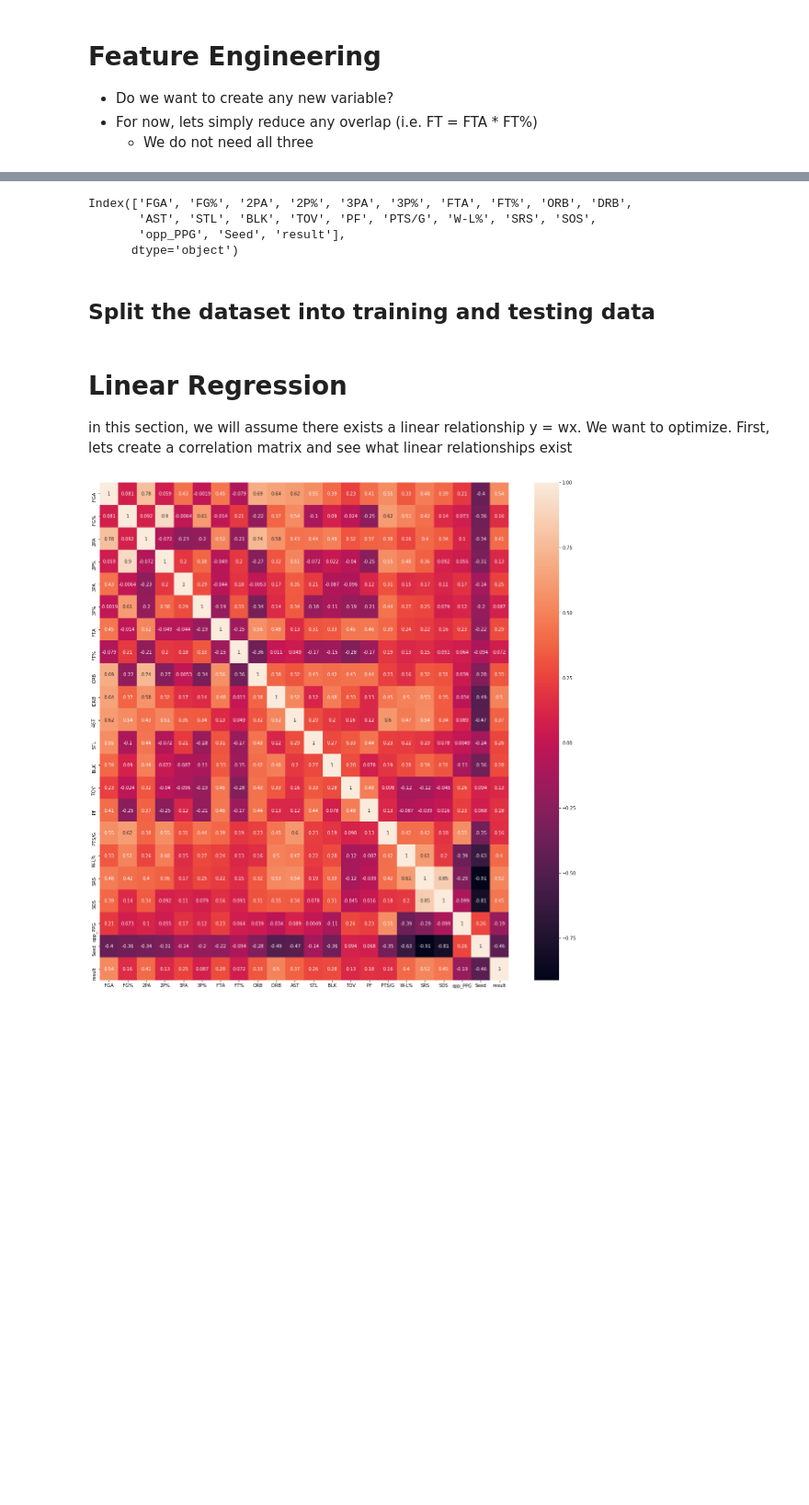
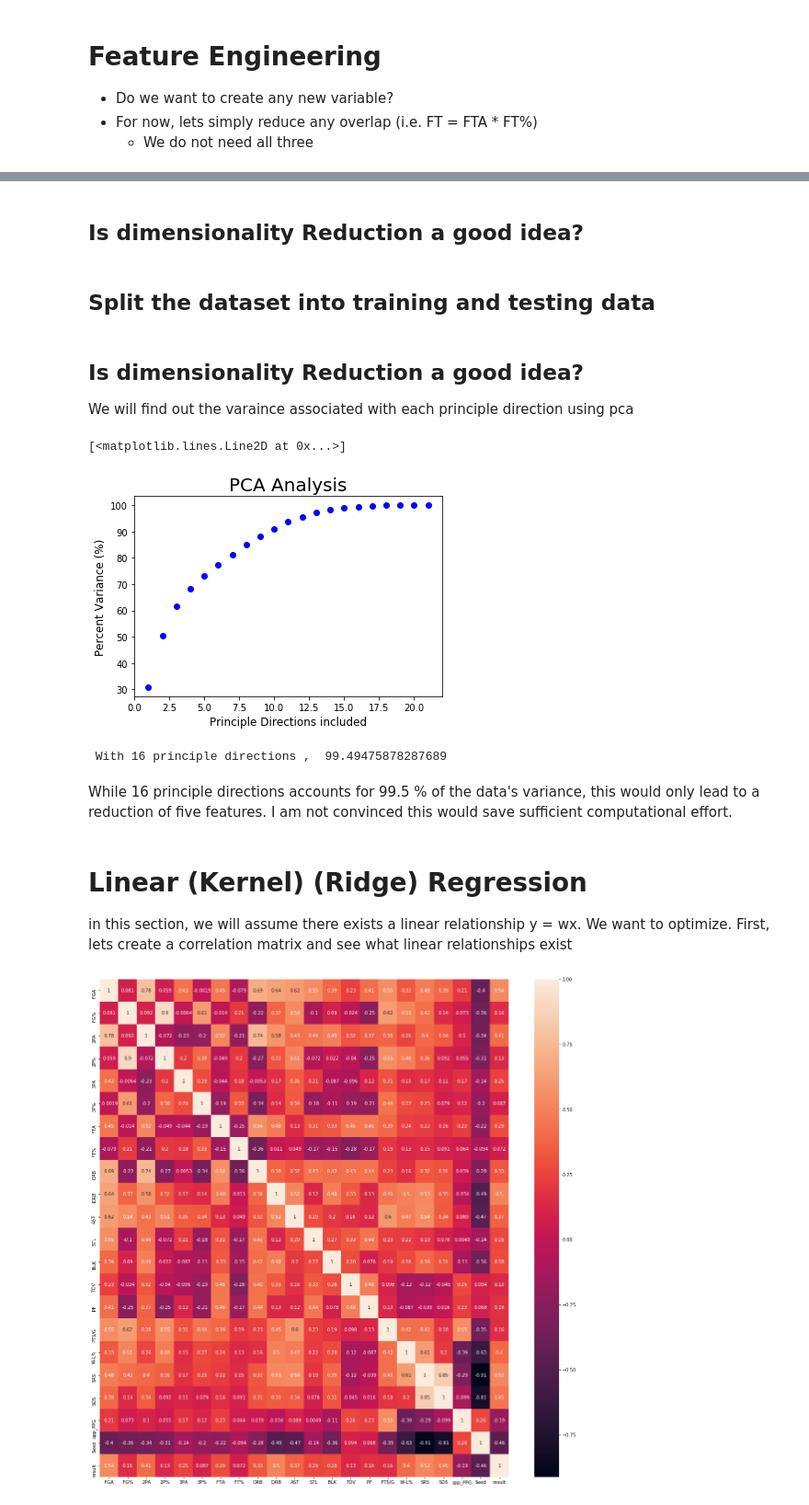
Before and after one commit to cmf2196/march_madness, a Jupyter notebook: build_models.ipynb, the cells around one changed output, grey strips where cells are left out. Shown at 92% size. Cells and saved outputs as stored; diff of their text form; code cells hidden in the pictures; blank space fills up the shorter version.

```diff
--- a/build_models.ipynb
+++ b/build_models.ipynb
@@ -94,13 +89,8 @@ tournament_stats.rename(columns = {'opp_PPG': 'PTS.1'})
 | 62 | utah-state | 1.498466 | 0.344509 | 0.746991 | 0.774630 | 0.759821 | -0.471373 | 1.142267 | 1.182551 | 0.695596 | ... | ... |
 | 63 | north-carolina-central | -0.828424 | 0.344509 | -0.124279 | 1.001005 | -0.753067 | -1.657334 | -0.147695 | -1.700122 | -0.485498 | ... | ... |
 64 rows × 22 columns
-# %%
-data_matrix.columns
-# %% [output]
-Index(['FGA', 'FG%', '2PA', '2P%', '3PA', '3P%', 'FTA', 'FT%', 'ORB', 'DRB',
-       'AST', 'STL', 'BLK', 'TOV', 'PF', 'PTS/G', 'W-L%', 'SRS', 'SOS',
-       'opp_PPG', 'Seed', 'result'],
-      dtype='object')
+# %% [markdown]
+## Is dimensionality Reduction a good idea?
 # %% [markdown]
 ## Split the dataset into training and testing data
 # %%
@@ -109,8 +99,38 @@ from sklearn.model_selection import train_test_split
 Y = data_matrix.iloc[: , -1]
 X = data_matrix.iloc[: , :-1]
 x_train, x_test, y_train, y_test = train_test_split(X, Y, test_size=0.2)
+# %% [markdown]
+## Is dimensionality Reduction a good idea?
+ We will find out the varaince associated with each principle direction using pca
+# %%
+import matplotlib.pyplot as plt
+num_cols = x_train.shape[1]
+from sklearn.decomposition import PCA
+pca = PCA(n_components = num_cols)
+pca.fit(x_train)
+
+
+# Plot the increased
+variances = pca.explained_variance_ratio_
+variances = variances * 100
+for i in range(1 , len(variances)):
+    variances[i] = variances[i-1] + variances[i]
+num_pv = np.arange(1 , len(variances) + 1)
+plt.ylabel('Percent Variance (%)' , fontsize = 12)
+plt.xlabel('Principle Directions included'  , fontsize=12)
+plt.title("PCA Analysis" , fontsize=20)
+plt.plot(num_pv,  variances, 'bo')
+# %% [output]
+[<matplotlib.lines.Line2D at 0x...>]
+[figure, added]
+# %%
+print(" With 16 principle directions , " , variances[15])
+# %% [output]
+ With 16 principle directions ,  99.49475878287689
+# %% [markdown]
+While 16 principle directions accounts for 99.5 % of the data's variance, this would only lead to a reduction of five features. I am not convinced this would save sufficient computational effort.
 # %% [markdown]
-# Linear Regression
+# Linear (Kernel) (Ridge) Regression
 in this section, we will assume there exists a linear relationship y = wx. We want to optimize. <dir> First, lets create a correlation matrix and see what linear relationships exist
 # %%
 import seaborn as sns
```
Also changed, not shown: parts of 20 cells of this notebook, 2 other files.
